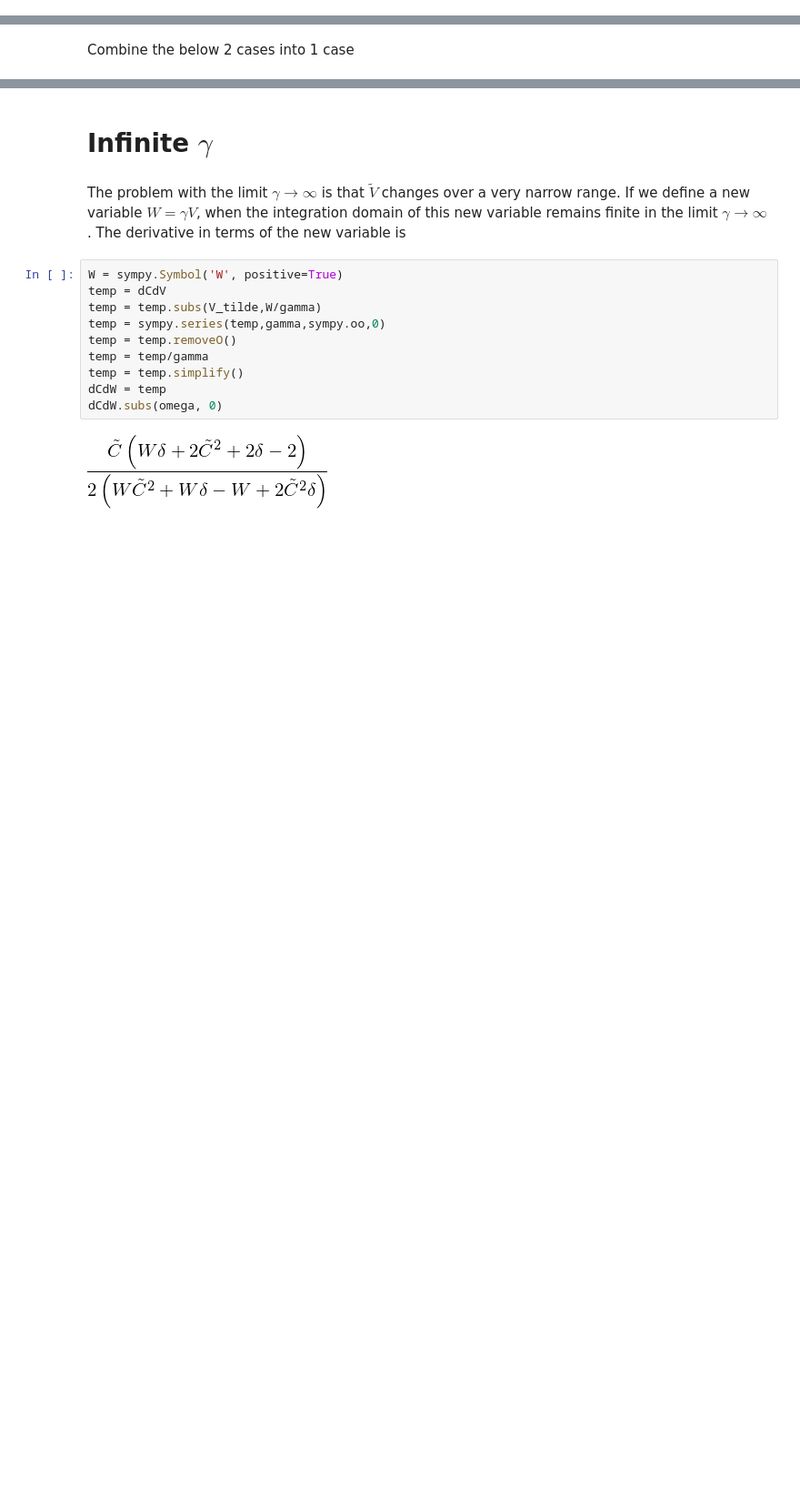
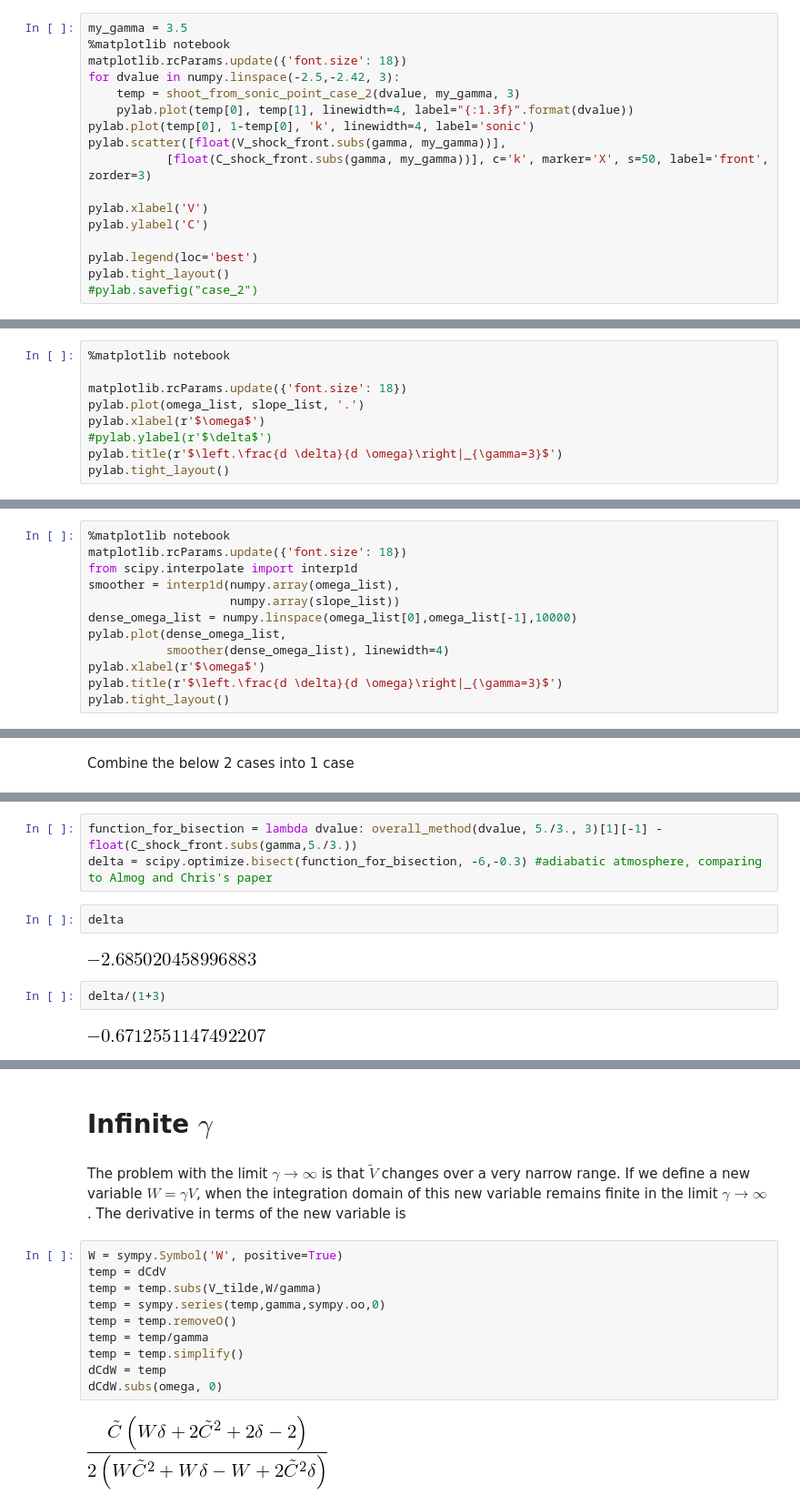
Before and after one commit to aremorov/stellar_atm_shocks, a Jupyter notebook: s_analysis.ipynb, the cells around one changed output, grey strips where cells are left out. Shown at 91% size. Drawn from its saved outputs; the diff is of its cells as text; blank space fills up the shorter version.

```diff
--- a/s_analysis.ipynb
+++ b/s_analysis.ipynb
@@ -453,3 +302,20 @@ pylab.savefig("case_2")
+# %%
+my_gamma = 3.5
+%matplotlib notebook
+matplotlib.rcParams.update({'font.size': 18})
+for dvalue in numpy.linspace(-2.5,-2.42, 3):
+    temp = shoot_from_sonic_point_case_2(dvalue, my_gamma, 3)
+    pylab.plot(temp[0], temp[1], linewidth=4, label="{:1.3f}".format(dvalue))
+pylab.plot(temp[0], 1-temp[0], 'k', linewidth=4, label='sonic')
+pylab.scatter([float(V_shock_front.subs(gamma, my_gamma))],
+           [float(C_shock_front.subs(gamma, my_gamma))], c='k', marker='X', s=50, label='front', zorder=3)
+
+pylab.xlabel('V')
+pylab.ylabel('C')
+
+pylab.legend(loc='best')
+pylab.tight_layout()
+#pylab.savefig("case_2")
 # %%
 def overall_method(dv, gv, ov):
 
@@ -549,0 +418,9 @@ for n, omega_value in enumerate(omega_list):
+# %%
+%matplotlib notebook
+
+matplotlib.rcParams.update({'font.size': 18})
+pylab.plot(omega_list, slope_list, '.')
+pylab.xlabel(r'$\omega$')
+#pylab.ylabel(r'$\delta$')
+pylab.title(r'$\left.\frac{d \delta}{d \omega}\right|_{\gamma=3}$')
+pylab.tight_layout()
@@ -549,0 +429,12 @@ for n, omega_value in enumerate(omega_list):
+# %%
+%matplotlib notebook
+matplotlib.rcParams.update({'font.size': 18})
+from scipy.interpolate import interp1d
+smoother = interp1d(numpy.array(omega_list),
+                    numpy.array(slope_list))
+dense_omega_list = numpy.linspace(omega_list[0],omega_list[-1],10000)
+pylab.plot(dense_omega_list,
+           smoother(dense_omega_list), linewidth=4)
+pylab.xlabel(r'$\omega$')
+pylab.title(r'$\left.\frac{d \delta}{d \omega}\right|_{\gamma=3}$')
+pylab.tight_layout()
@@ -559,4 +458,15 @@ for n, gamma_value in enumerate(gamma_list):
 #gamma_value = 1.03
 #function_for_bisection = lambda dvalue: overall_method(dvalue, gamma_value, 2.7)[1][-1] - float(C_shock_front.subs(gamma,gamma_value))
 #delta_list[0] = scipy.optimize.bisect(function_for_bisection, -2.8,-2)
+# %%
+function_for_bisection = lambda dvalue: overall_method(dvalue, 5./3., 3)[1][-1] - float(C_shock_front.subs(gamma,5./3.))
+delta = scipy.optimize.bisect(function_for_bisection, -6,-0.3) #adiabatic atmosphere, comparing to Almog and Chris's paper
+# %%
+delta
+# %% [output]
+[figure, added]
+# %%
+delta/(1+3)
+# %% [output]
+[figure, added]
 # %%
```
Also changed, not shown: parts of 61 cells of this notebook.
